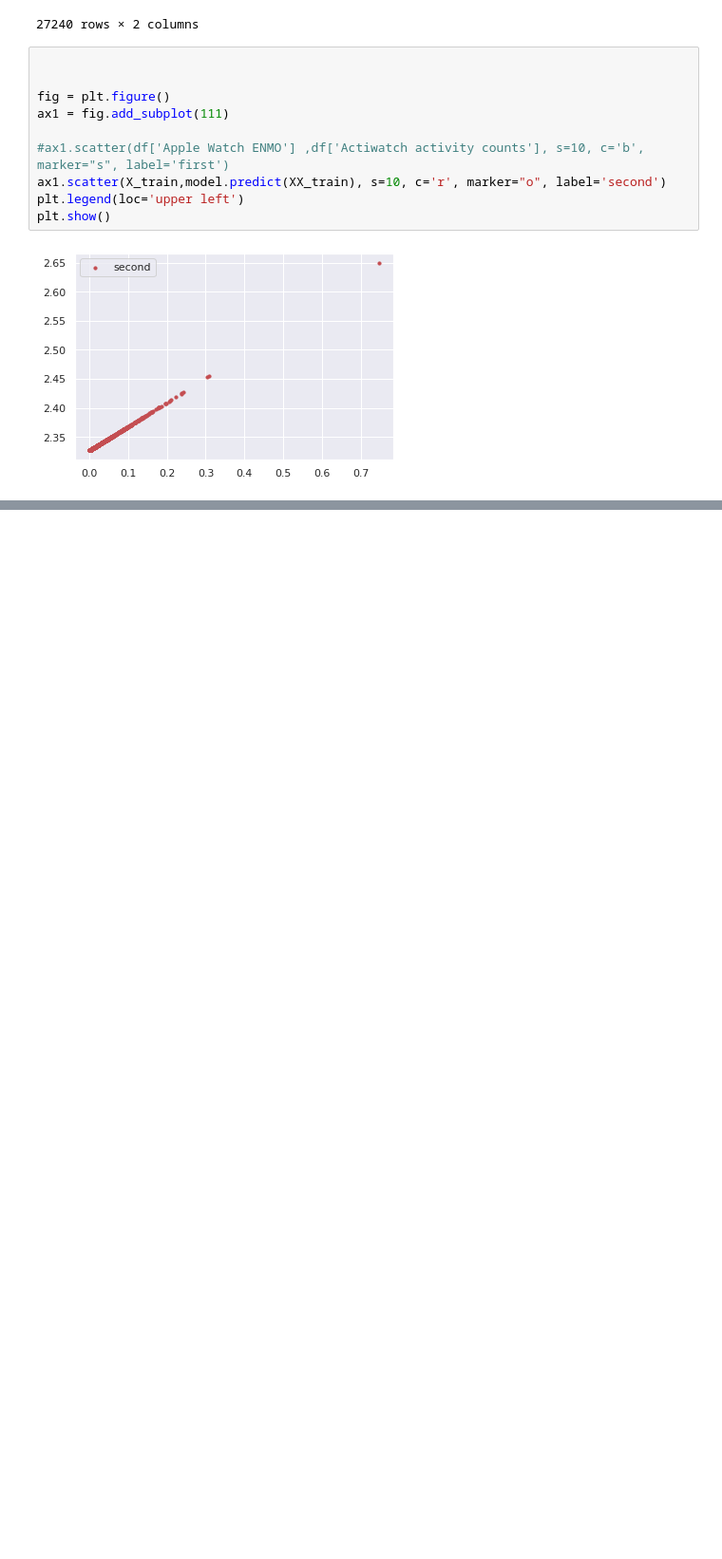
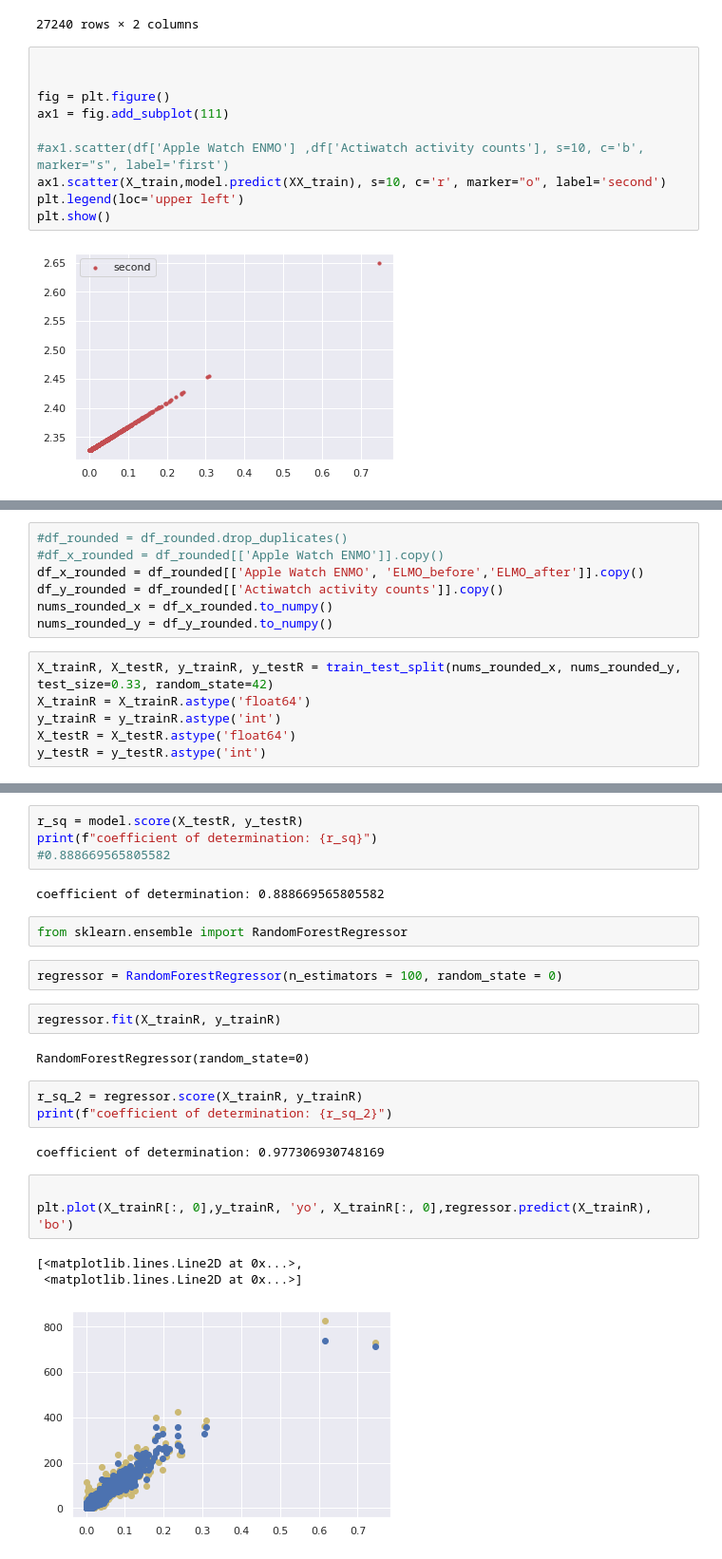
Before and after one commit to nishisandali/IFN646_Project, a Jupyter notebook: alice_work.ipynb, the cells around one changed output, grey strips where cells are left out. Shown at 95% size. Drawn from its saved outputs; the diff is of its cells as text; blank space fills up the shorter version.

```diff
--- a/alice_work.ipynb
+++ b/alice_work.ipynb
@@ -255,0 +231,13 @@ pd.DataFrame({"x": df["Apple Watch ENMO"], "y": df["Actiwatch activity counts"],
+# %%
+#df_rounded = df_rounded.drop_duplicates()
+#df_x_rounded = df_rounded[['Apple Watch ENMO']].copy()
+df_x_rounded = df_rounded[['Apple Watch ENMO', 'ELMO_before','ELMO_after']].copy()
+df_y_rounded = df_rounded[['Actiwatch activity counts']].copy()
+nums_rounded_x = df_x_rounded.to_numpy()
+nums_rounded_y = df_y_rounded.to_numpy()
+# %%
+X_trainR, X_testR, y_trainR, y_testR = train_test_split(nums_rounded_x, nums_rounded_y, test_size=0.33, random_state=42)
+X_trainR = X_trainR.astype('float64')
+y_trainR = y_trainR.astype('int')
+X_testR = X_testR.astype('float64')
+y_testR = y_testR.astype('int')
@@ -255,0 +258,26 @@ pd.DataFrame({"x": df["Apple Watch ENMO"], "y": df["Actiwatch activity counts"],
+# %%
+r_sq = model.score(X_testR, y_testR)
+print(f"coefficient of determination: {r_sq}")
+#0.888669565805582
+# %% [output]
+coefficient of determination: 0.888669565805582
+# %%
+from sklearn.ensemble import RandomForestRegressor
+# %%
+regressor = RandomForestRegressor(n_estimators = 100, random_state = 0)
+# %%
+regressor.fit(X_trainR, y_trainR)
+# %% [output]
+RandomForestRegressor(random_state=0)
+# %%
+r_sq_2 = regressor.score(X_trainR, y_trainR)
+print(f"coefficient of determination: {r_sq_2}")
+# %% [output]
+coefficient of determination: 0.977306930748169
+# %%
+
+plt.plot(X_trainR[:, 0],y_trainR, 'yo', X_trainR[:, 0],regressor.predict(X_trainR), 'bo')
+# %% [output]
+[<matplotlib.lines.Line2D at 0x...>,
+ <matplotlib.lines.Line2D at 0x...>]
+[figure, added]
```
Also changed, not shown: parts of 62 cells of this notebook, 30 other files.
